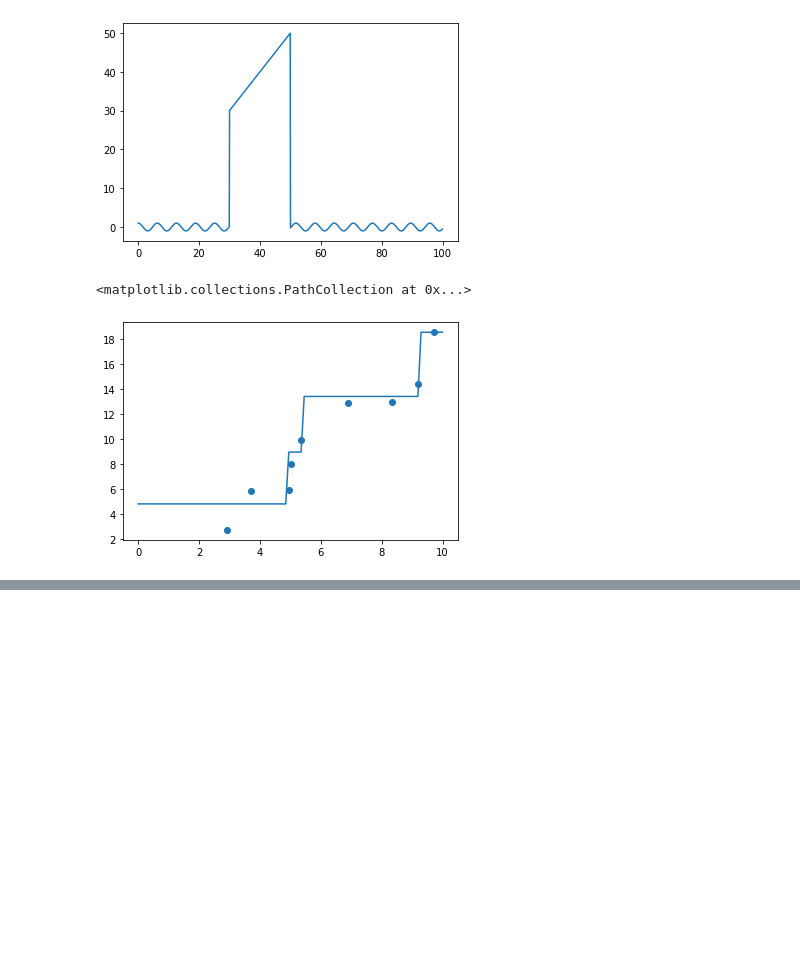
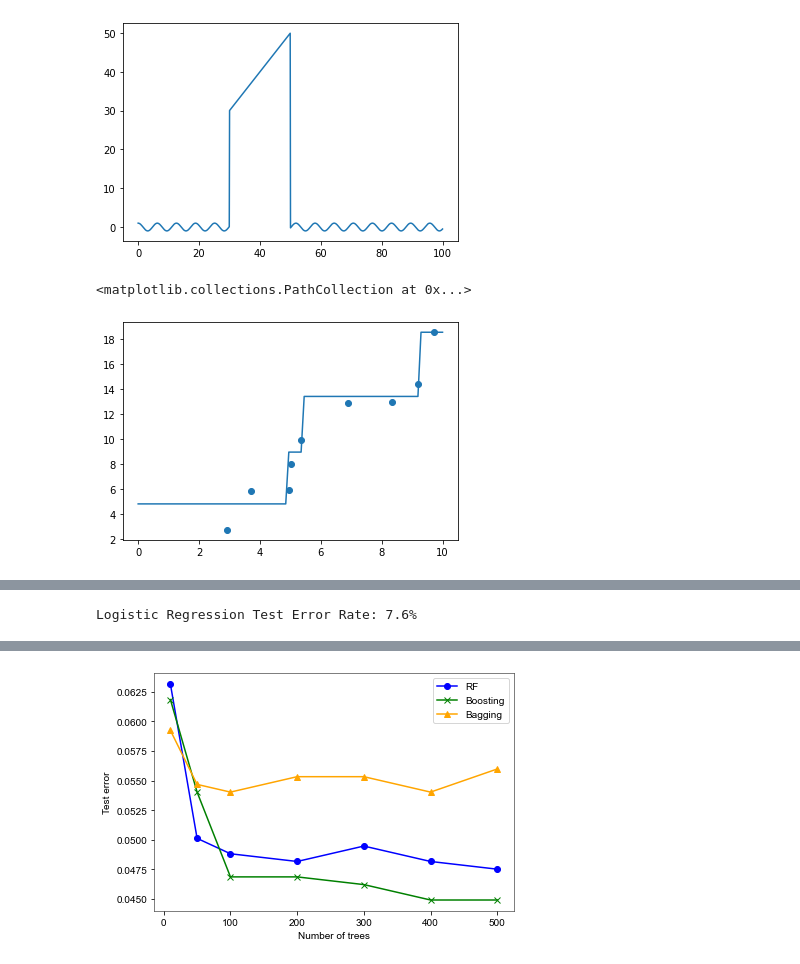
Before and after one commit to EasecureLab/zhengqi_predict, a Jupyter notebook: test.ipynb, the cells around one changed output, grey strips where cells are left out. Saved outputs shown, nothing was run; the diff lists cells and outputs as text; code cells hidden in the pictures; blank space fills up the shorter version.

```diff
--- a/test.ipynb
+++ b/test.ipynb
@@ -256,0 +327,79 @@ plt.scatter(decision_tree_data.X,decision_tree_data.Y)
+# %%
+# split by test column value
+is_test = df.test.values
+X_train, X_test = X[is_test == 0], X[is_test == 1]
+y_train, y_test = y[is_test == 0], y[is_test == 1]
+# %%
+""" Logistic regression
+As a sanity check, we try to match p301  test error rate of 7.6%.
+"""
+
+import statsmodels.api as sm
+from sklearn.metrics import accuracy_score
+
+lr_clf = sm.Logit(y_train, sm.add_constant(X_train)).fit(disp=False)
+# 0.5 is a threshold
+y_test_hat = (lr_clf.predict(sm.add_constant(X_test)) > 0.5).astype(int)
+lr_error_rate = error_rate(y_test, y_test_hat)
+print(f'Logistic Regression Test Error Rate: {lr_error_rate*100:.1f}%')
+# %% [output]
+Logistic Regression Test Error Rate: 7.6%
+# %%
+# PAGE 590. A random forest classifier achieves 4.88% misclassification error
+#           on the spam test data, which compares well with all other methods,
+#           and is not significantly worse than gradient boosting at 4.5%.
+ntrees_list = [10, 50, 100, 200, 300, 400, 500]
+
+
+
+from sklearn.ensemble import RandomForestClassifier
+rf_errors = []
+for ntrees in ntrees_list:
+    rf_clf = RandomForestClassifier(
+        n_estimators=ntrees,
+        random_state=10
+    ).fit(X_train, y_train)
+    y_test_hat = rf_clf.predict(X_test)
+    rf_error_rate = error_rate(y_test, y_test_hat)
+    rf_errors.append(rf_error_rate)
+    print(f'RF {ntrees} trees, test error {rf_error_rate*100:.1f}%')
+
+from catboost import CatBoostClassifier, Pool, cv
+
+boost_errors = []
+for ntrees in ntrees_list:
+    boost_clf = CatBoostClassifier(
+        iterations=ntrees,
+        random_state=10,
+        learning_rate=0.2,
+        verbose=False
+    ).fit(X_train, y_train)
+    y_test_hat = boost_clf.predict(X_test)
+    boost_error_rate = error_rate(y_test, y_test_hat)
+    boost_errors.append(boost_error_rate)
+    print(f'Boosting {ntrees} trees, test error {boost_error_rate*100:.1f}%')
+
+from sklearn.ensemble import BaggingClassifier
+bag_errors = []
+for ntrees in ntrees_list:
+    bag_clf = BaggingClassifier(
+        n_estimators=ntrees,
+        random_state=10,
+        bootstrap=True
+    ).fit(X_train, y_train)
+    y_test_hat = bag_clf.predict(X_test)
+    bag_error_rate = error_rate(y_test, y_test_hat)
+    bag_errors.append(bag_error_rate)
+    print(f'Bagged {ntrees} trees, test error {bag_error_rate*100:.1f}%')
+
+
+plt.figure()
+plt.plot(ntrees_list, rf_errors, 'o-', color='blue', label='RF')
+plt.plot(ntrees_list, boost_errors, 'x-', color='green', label='Boosting')
+plt.plot(ntrees_list, bag_errors, '^-', color='orange', label='Bagging')
+plt.legend()
+plt.xlabel('Number of trees')
+plt.ylabel('Test error')
+plt.tight_layout()
+# plt.savefig('../figures/spam_tree_ensemble_compare.pdf', dpi=300)
+# %% [output]
@@ -256,0 +423 @@ plt.scatter(decision_tree_data.X,decision_tree_data.Y)
+[figure, added]
```
Also changed, not shown: parts of 6 cells of this notebook, 7 other files.
